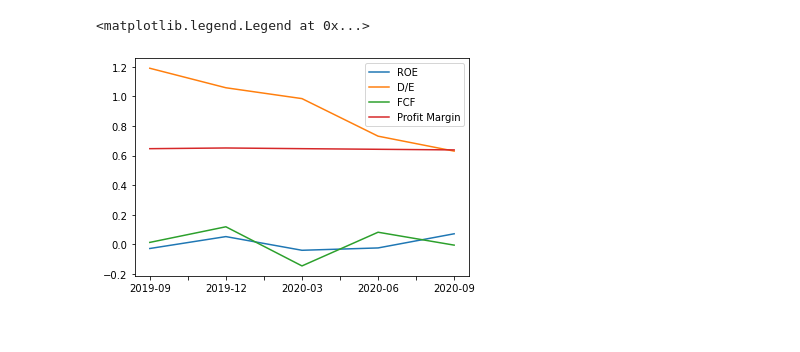
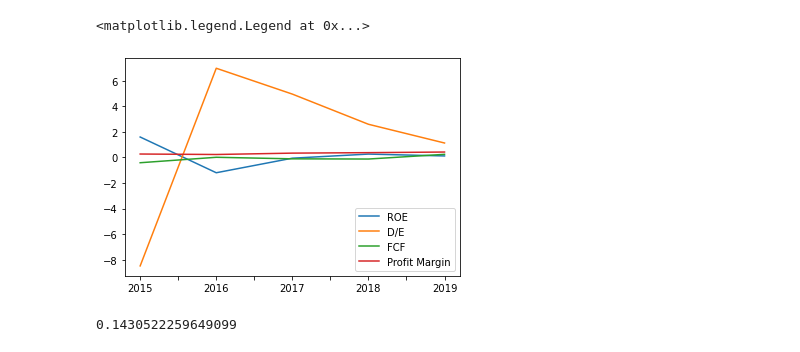
Before and after one commit to zachlim98/PowerX-Screener, a Jupyter notebook: FundamentalScreen.ipynb, the cells around one changed output. Saved outputs shown, nothing was run; the diff lists cells and outputs as text; code cells hidden in the pictures.

Commit message:
Updated
Included more financial statements

```diff
--- a/FundamentalScreen.ipynb
+++ b/FundamentalScreen.ipynb
@@ -3,26 +3,33 @@ import FundamentalAnalysis as fa
 import pandas as pd
 import matplotlib.pyplot as plt
 # %%
-ticker = "GLUU" #ticker name
+ticker = "AMD" #ticker name
 api = "f9faa25f52d06b99069edd4a6fb499a9" #api key
 
-fra = fa.financial_ratios(ticker, api, period="annual") #get the annual financial ratios (past 5 years)
-frq = fa.financial_ratios(ticker, api, period="quarter") # get the past 5 quarters
+#FMP gives the dates reversed and hence the need for
+#the .iloc in all the data calls
+fra = fa.financial_ratios(ticker, api, period="annual").iloc[:,::-1] #get the annual financial ratios (past 5 years)
+frq = fa.financial_ratios(ticker, api, period="quarter").iloc[:,::-1] #get the past 5 quarters
+dcf = fa.discounted_cash_flow(ticker, api).iloc[:,::-1] #get the pre-calculated dcf model
+
+#get the cash flow, income statement, and balance sheet
+cf = fa.cash_flow_statement(ticker, api).iloc[:,::-1]
+ins = fa.income_statement(ticker, api).iloc[:,::-1]
+bs = fa.balance_sheet_statement(ticker, api).iloc[:,::-1]
 # %%
-qoa = frq
-
-#FMP gives the dates in reverse, so we have to reverse it back
-columns = qoa.columns.tolist()
-columns = columns[::-1]
-qoa = qoa[columns]
+qoa = fra
 
 #plot out key ratios
 qoa.loc["returnOnEquity"].plot(label="ROE")
 qoa.loc["debtEquityRatio"].plot(label="D/E")
 qoa.loc["freeCashFlowPerShare"].plot(label="FCF")
 qoa.loc["grossProfitMargin"].plot(label="Profit Margin")
 
 plt.legend()
 # %% [output]
 <matplotlib.legend.Legend at 0x...>
-[figure, old version]
+[figure, new version]
+# %%
+ins.loc["revenue"].pct_change().mean()
+# %% [output]
+0.1430522259649099
```
Also changed, not shown: parts of 4 cells of this notebook.
